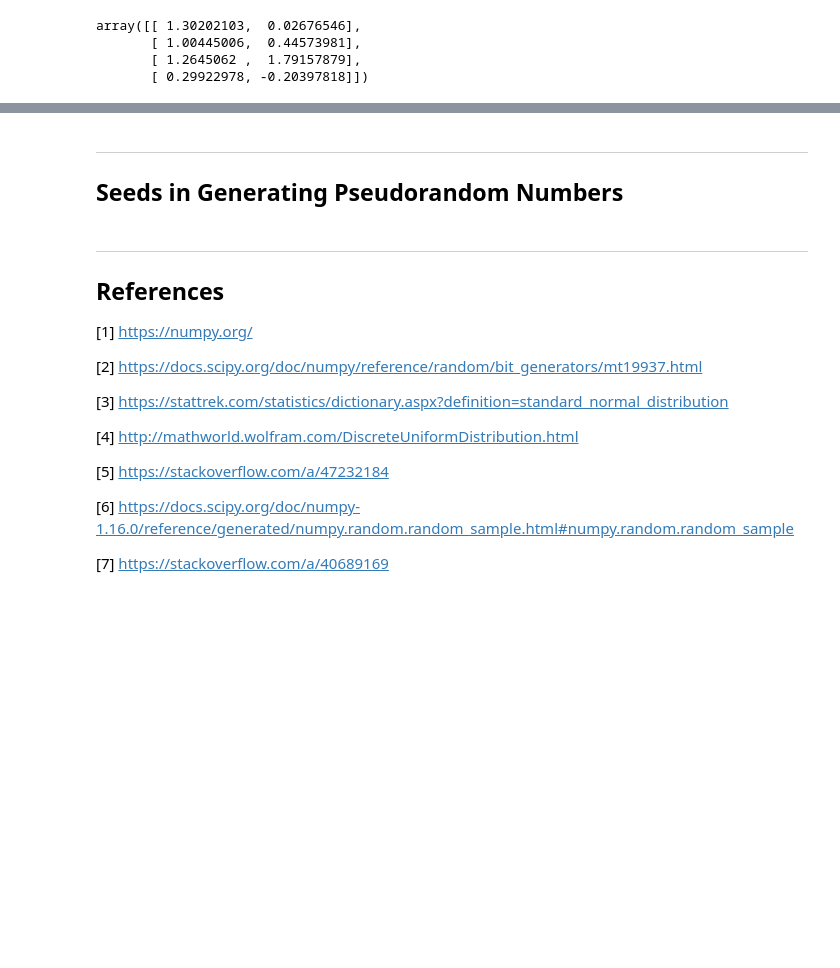
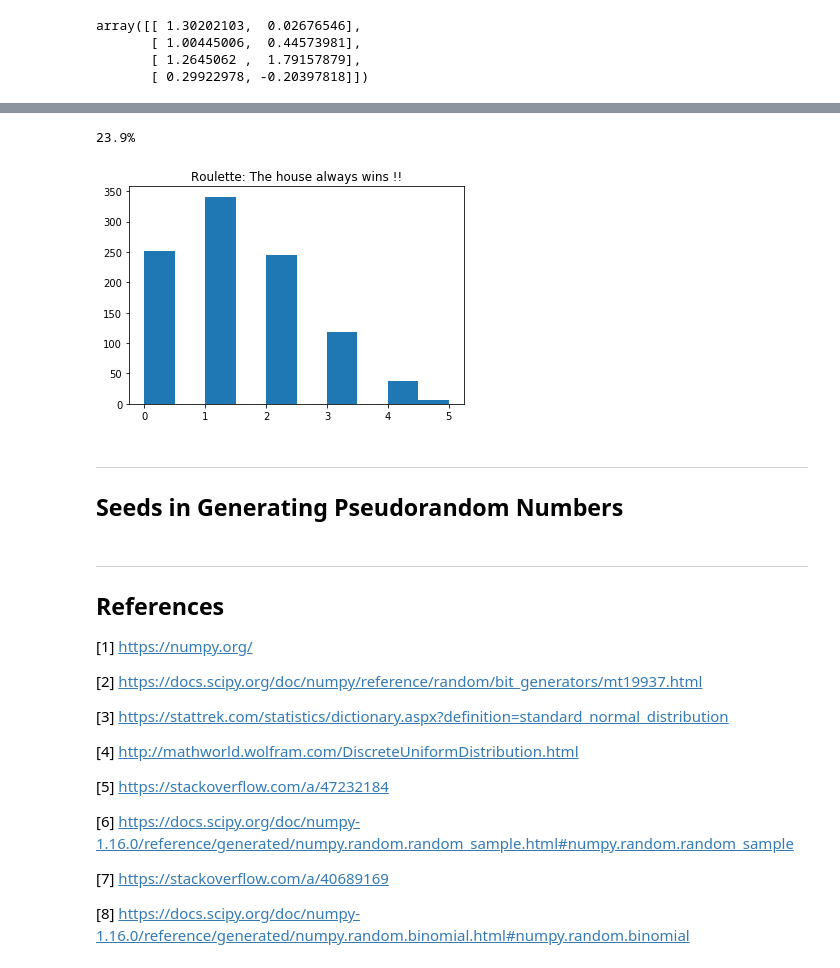
Before and after one commit to AdrianDonohoe/numpy.random, a Jupyter notebook: numpy-random.ipynb, the cells around one changed output, grey strips where cells are left out. Cells and saved outputs as stored; diff of their text form; code cells hidden in the pictures; blank space fills up the shorter version.

```diff
--- a/numpy-random.ipynb
+++ b/numpy-random.ipynb
@@ -374,3 +394,13 @@ array([[ 1.30202103,  0.02676546],
+# %%
+n, p = 50, .027 # 50 spins of a roulette wheel with 1/37 (0.027) chance of hitting your number (payimg 35/1)
+s = np.random.binomial(n, p, 1000) # 1000 samples of 50 spins of the wheel
+result = (sum(np.random.binomial(n, p, 1000) == 0)/1000)*100 # percentage of times where your number doesnt hit in 50 spins of the wheel
+print(str(result) + '%')
+plt.title('Roulette: The house always wins !!')
+plt.hist(s);
+# %% [output]
+23.9%
+[figure, added]
 # %% [markdown]
 ***
 ## Seeds in Generating Pseudorandom Numbers
@@ -390,3 +420,5 @@ array([[ 1.30202103,  0.02676546],
 [6] https://docs.scipy.org/doc/numpy-1.16.0/reference/generated/numpy.random.random_sample.html#numpy.random.random_sample
 
 [7] https://stackoverflow.com/a/40689169
+
+[8] https://docs.scipy.org/doc/numpy-1.16.0/reference/generated/numpy.random.binomial.html#numpy.random.binomial
```
Also changed, not shown: parts of 5 cells of this notebook.
